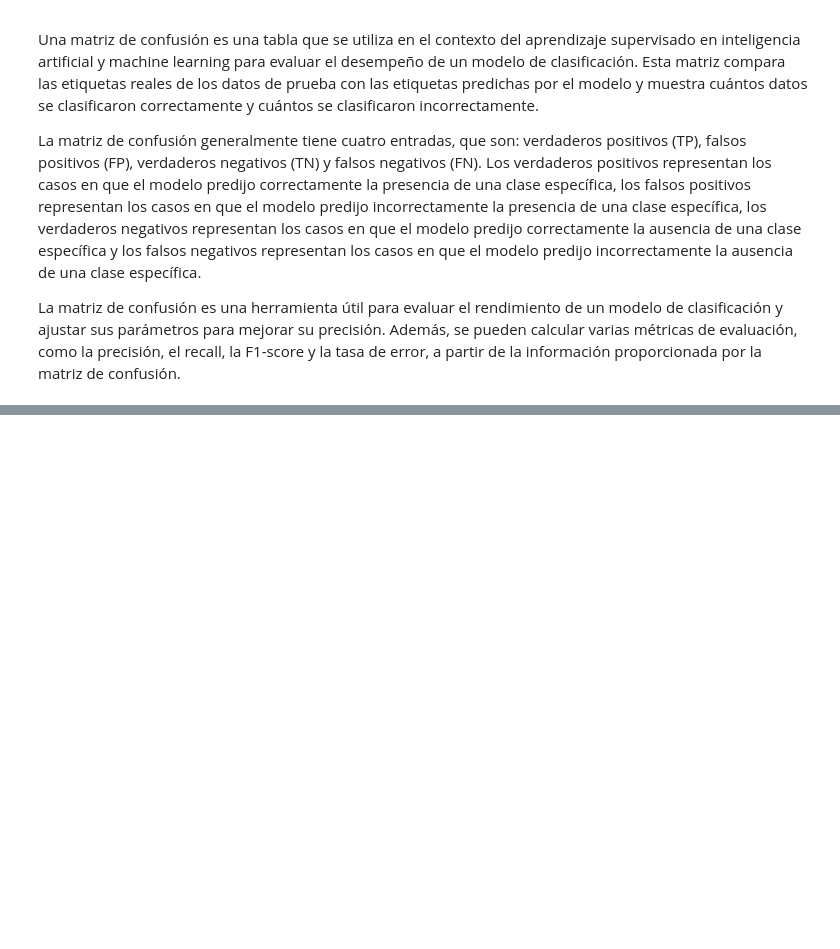
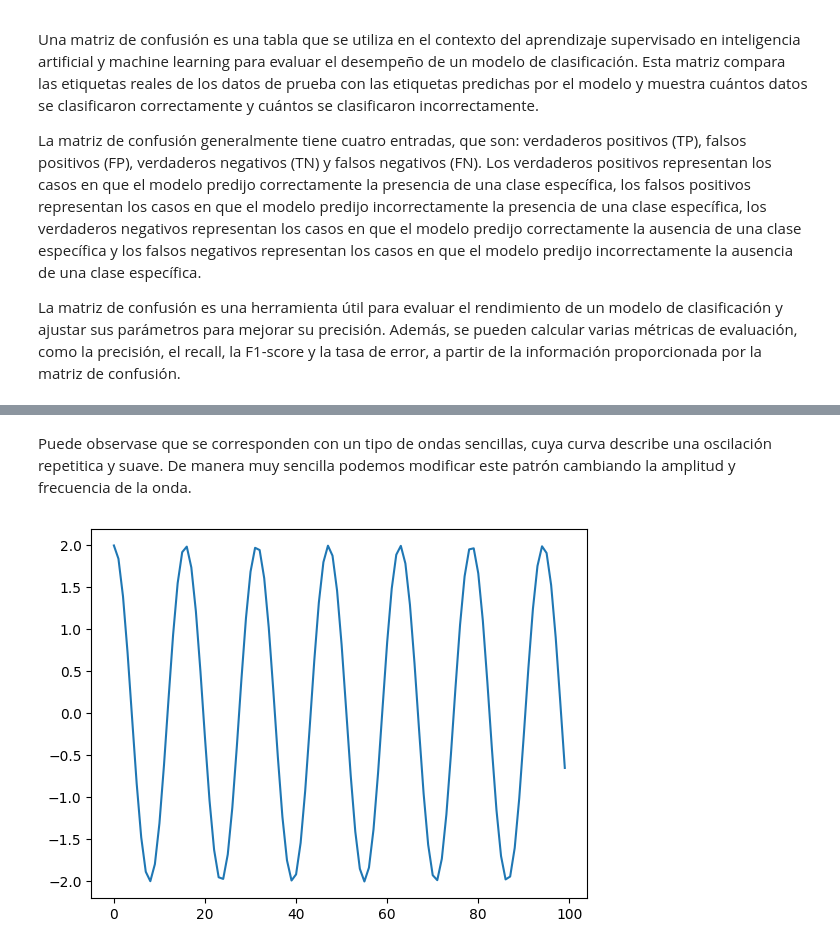
Before and after one commit to LuisPerdomo123/Inteligencia-Computacional, a Jupyter notebook: Perceptron_Multicapa_Caso_Practico_III.ipynb, the cells around one changed output, grey strips where cells are left out. Cells and saved outputs as stored; diff of their text form; code cells hidden in the pictures; blank space fills up the shorter version.

```diff
--- a/Perceptron_Multicapa_Caso_Practico_III.ipynb
+++ b/Perceptron_Multicapa_Caso_Practico_III.ipynb
@@ -198,0 +213,8 @@ La matriz de confusión es una herramienta útil para evaluar el rendimiento de
+# %% [markdown]
+Puede observase que se corresponden con un tipo de ondas sencillas, cuya curva describe una oscilación repetitica y suave. De manera muy sencilla podemos modificar este patrón cambiando la amplitud y frecuencia de la onda.
+# %%
+signal = 2*np.cos(np.arange(0, 20, 0.2)*2)
+plt.plot(signal)
+plt.show()
+# %% [output]
+[figure, added]
```
Also changed, not shown: parts of 28 cells of this notebook.
